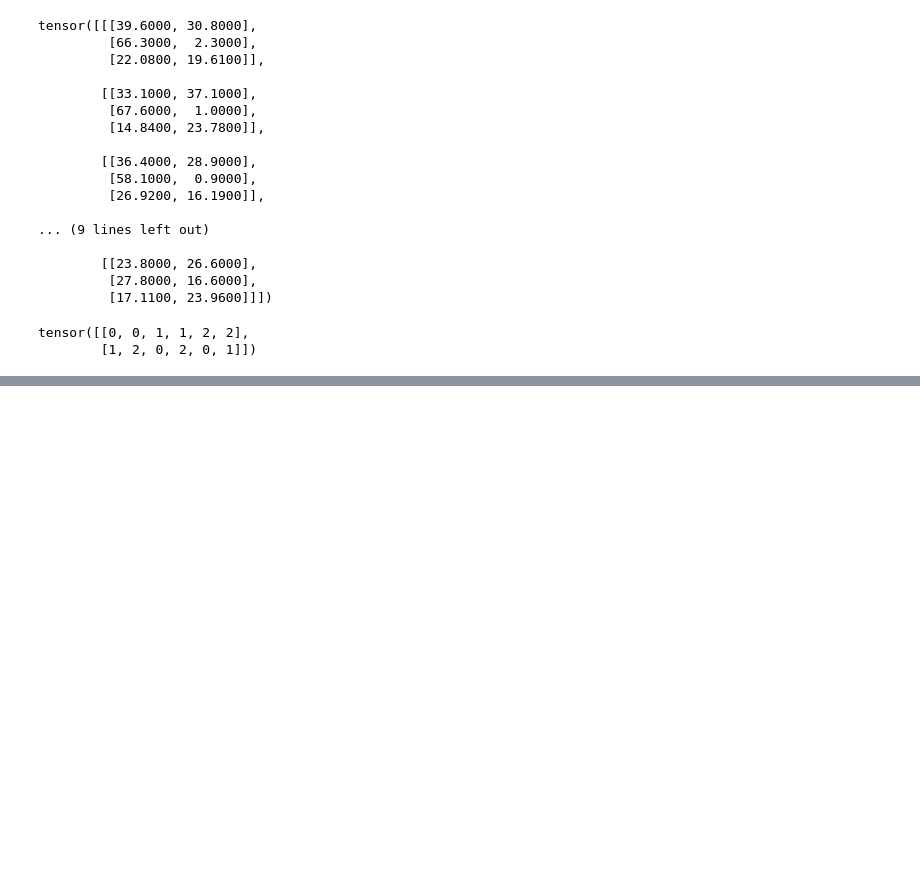
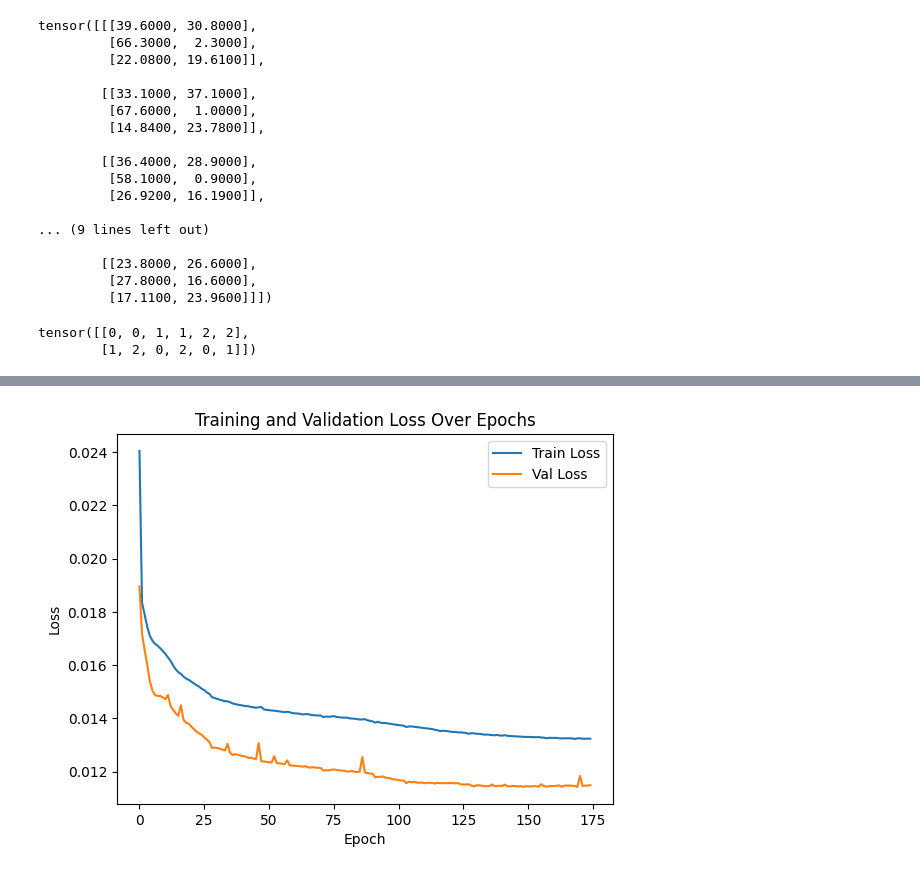
Before and after one commit to nickash2/forecasting_smog_DL_GNN, a Jupyter notebook: src/temporal_gnn.ipynb, the cells around one changed output, grey strips where cells are left out. Cells and saved outputs as stored; diff of their text form; code cells hidden in the pictures; blank space fills up the shorter version.

```diff
--- a/src/temporal_gnn.ipynb
+++ b/src/temporal_gnn.ipynb
@@ -239,7 +255,7 @@ def create_sliding_windows(X, Y, window_size, forecast_horizon):
 
     return torch.stack(X_windows), torch.stack(Y_windows)
 
-N_HOURS_U = 24   # Number of past hours to use (input window)
+N_HOURS_U = 72   # Number of past hours to use (input window)
 N_HOURS_Y = 24    # Number of future hours to predict (forecast horizon)
 
 # Generate sliding window data
@@ -343,7 +396,9 @@ output_dim = forecast_horizon * target_features
 model = TemporalGNN(input_dim=input_dim, output_dim=output_dim, hidden_dim=16)
 
 model = model.to(device)
-optimizer = torch.optim.Adam(model.parameters(), lr=0.001)
+optimizer = torch.optim.Adam(model.parameters(), lr=1e-6, weight_decay=0.00001)
+patience = 20
+
 criterion = torch.nn.MSELoss()
 model
 # %% [output]
@@ -419,3 +499,15 @@ Epoch 6/50 Validation Loss: 1.305358
+# %%
+import matplotlib.pyplot as plt
+
+plt.plot(train_losses, label="Train Loss")
+plt.plot(val_losses, label="Val Loss")
+plt.xlabel("Epoch")
+plt.ylabel("Loss")
+plt.legend()
+plt.title("Training and Validation Loss Over Epochs")
+plt.show()
+# %% [output]
+[figure, added]
 # %%
 # For example, if forecast_horizon=24 and target_features=2 then output_dim = 48.
 output_dim = N_HOURS_Y * 2  # Adjust if needed
```
Also changed, not shown: parts of 11 cells of this notebook, 1 other file.
